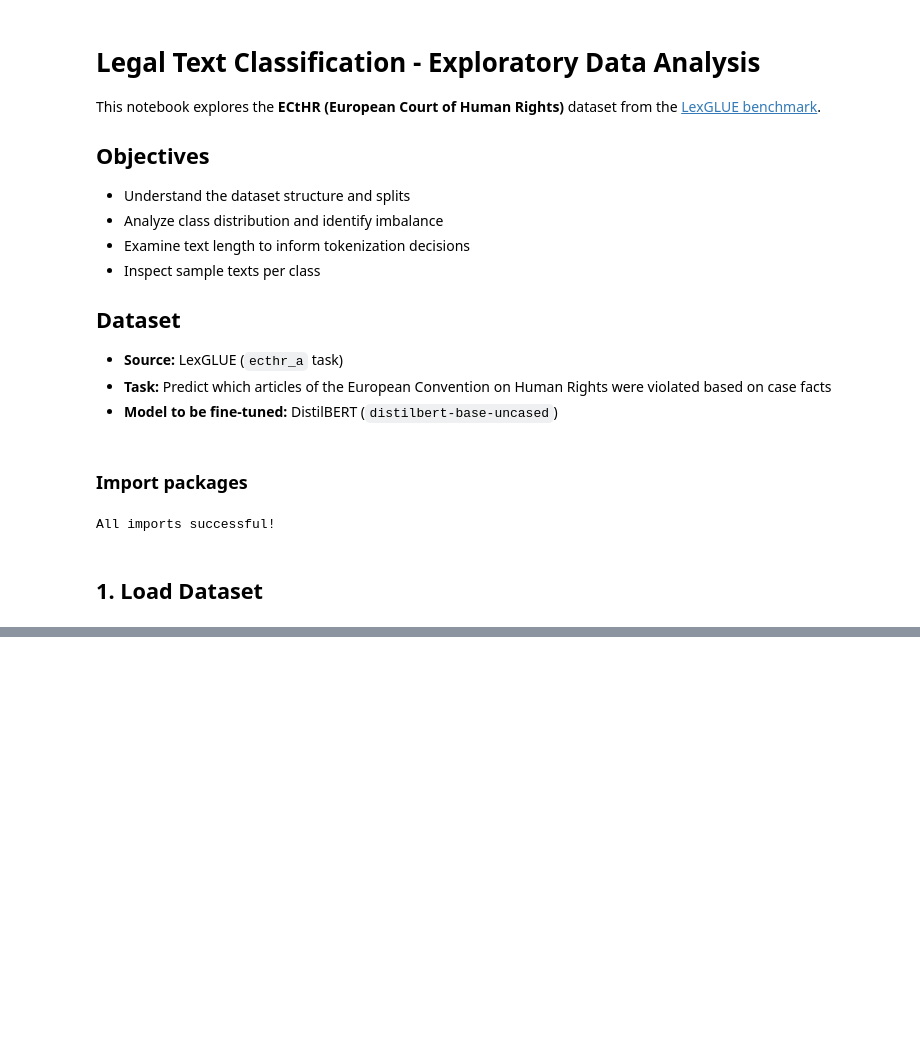
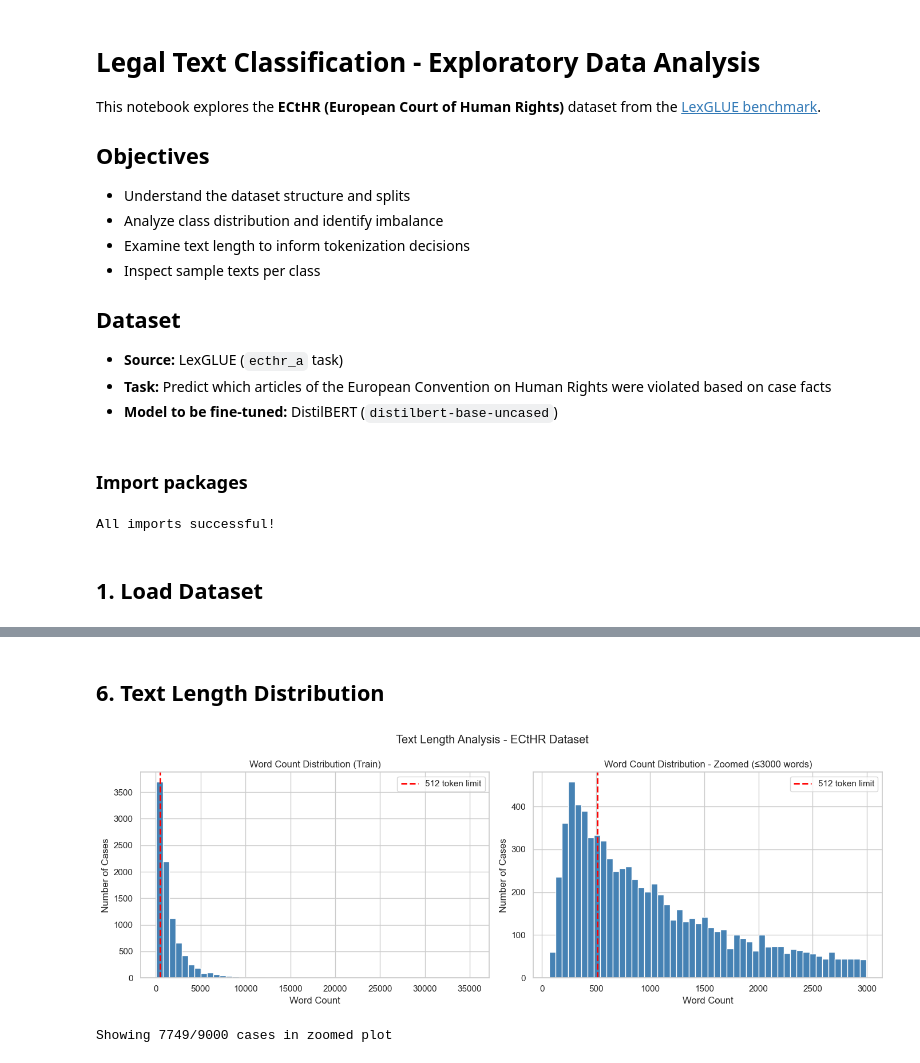
Before and after one commit to MayuriKawale/legal-text-classifier, a Jupyter notebook: notebooks/exploration.ipynb, the cells around one changed output, grey strips where cells are left out. Drawn from its saved outputs; the diff is of its cells as text; code cells hidden in the pictures; blank space fills up the shorter version.

Commit message:
Add text length analysis and findings

```diff
--- a/notebooks/exploration.ipynb
+++ b/notebooks/exploration.ipynb
@@ -56,0 +138,15 @@ DatasetDict({
+# %%
+# Join paragraphs and calculate word counts
+def get_word_count(example):
+    joined = " ".join(example['text']) # join strings using a single space character
+    return len(joined.split())         # splits a string into words using a default whitespace
+
+# Calculate word counts for train split
+word_counts = [get_word_count(train_data[i]) for i in range(len(train_data))]
+
+# Summary statistics
+wc = pd.Series(word_counts) # convert the python list to pandas series
+print("Word Count Statistics (Train):")
+print(wc.describe())        # gives a statistical summary
+print(f"\nCases exceeding 512 words: {(wc > 512).sum()}")
+print(f"Cases exceeding 512 words: {((wc > 512).sum())/len(wc)*100:.1f}%")
@@ -56,0 +167,30 @@ DatasetDict({
+# %% [markdown]
+## 6. Text Length Distribution
+# %%
+fig, axes = plt.subplots(1, 2, figsize=(14, 5))
+
+# Plot 1 - Full distribution
+axes[0].hist(word_counts, bins=50, color='steelblue', edgecolor='white')
+axes[0].axvline(x=512, color='red', linestyle='--', linewidth=2, label='512 token limit')
+axes[0].set_title('Word Count Distribution (Train)')
+axes[0].set_xlabel('Word Count')
+axes[0].set_ylabel('Number of Cases')
+axes[0].legend()
+
+# Plot 2 - Zoomed in under 3000 words (cleaner view)
+filtered = [w for w in word_counts if w <= 3000]
+axes[1].hist(filtered, bins=50, color='steelblue', edgecolor='white')
+axes[1].axvline(x=512, color='red', linestyle='--', linewidth=2, label='512 token limit')
+axes[1].set_title('Word Count Distribution - Zoomed (≤3000 words)')
+axes[1].set_xlabel('Word Count')
+axes[1].set_ylabel('Number of Cases')
+axes[1].legend()
+
+plt.suptitle('Text Length Analysis - ECtHR Dataset')  # title for whole figure
+plt.tight_layout() # adjusts spacing between subplots
+plt.show()
+
+print(f"Showing {len(filtered)}/{len(word_counts)} cases in zoomed plot")
+# %% [output]
+[figure, added]
+Showing 7749/9000 cases in zoomed plot
```
Also changed, not shown: parts of 9 cells of this notebook.
